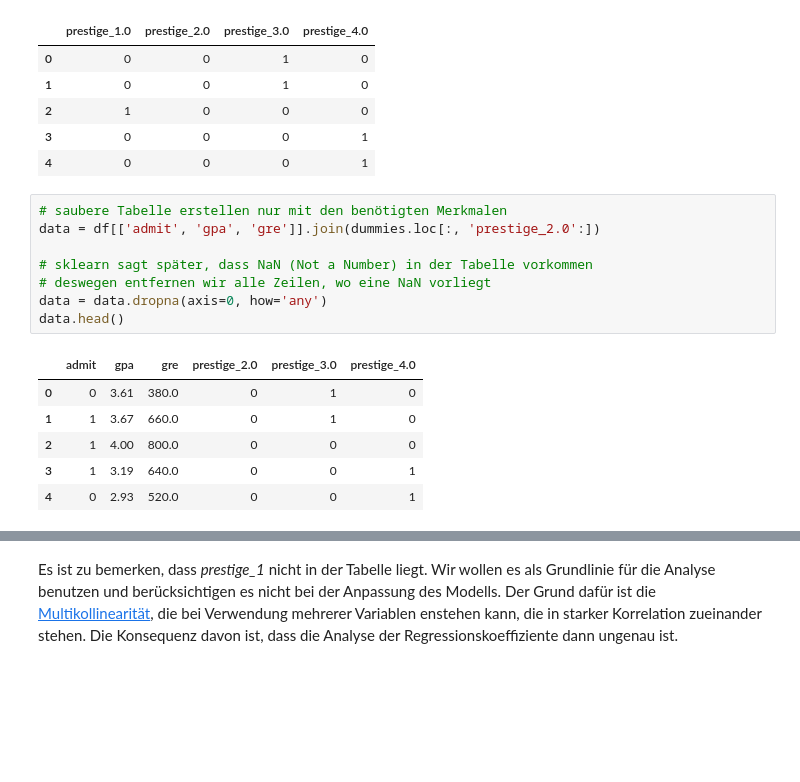
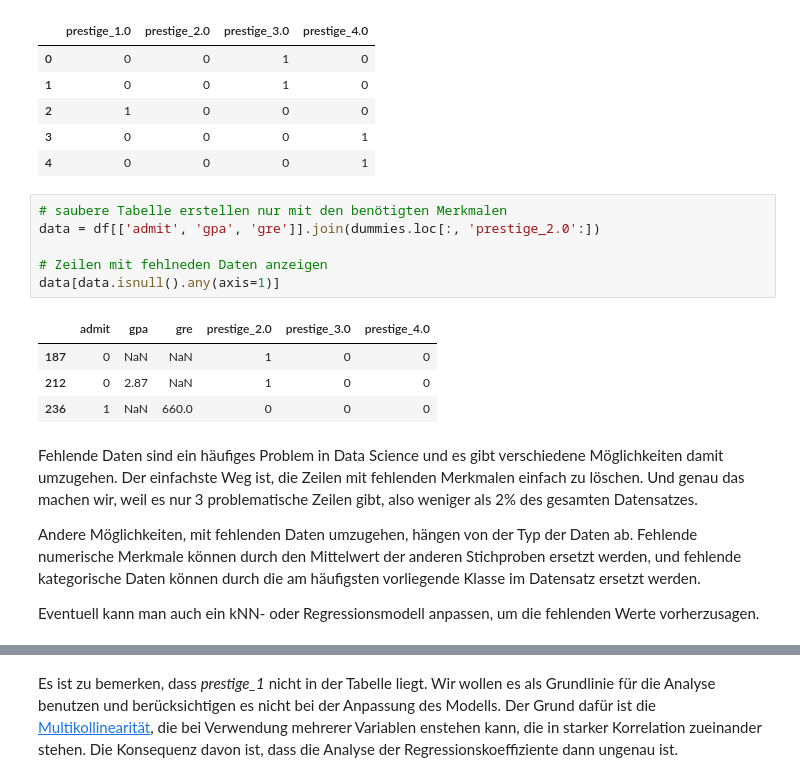
Before and after one commit to emomicrowave/machine-learning-tutorials, a Jupyter notebook: 04-logistic_regression/tutorial.ipynb, the cells around one changed output, grey strips where cells are left out. Drawn from its saved outputs; the diff is of its cells as text; blank space fills up the shorter version.

```diff
--- a/04-logistic_regression/tutorial.ipynb
+++ b/04-logistic_regression/tutorial.ipynb
@@ -161,15 +170,17 @@ dummies.head()
 # %%
 # saubere Tabelle erstellen nur mit den benötigten Merkmalen
 data = df[['admit', 'gpa', 'gre']].join(dummies.loc[:, 'prestige_2.0':])
 
-# sklearn sagt später, dass NaN (Not a Number) in der Tabelle vorkommen
-# deswegen entfernen wir alle Zeilen, wo eine NaN vorliegt
-data = data.dropna(axis=0, how='any')
-data.head()
+# Zeilen mit fehlneden Daten anzeigen
+data[data.isnull().any(axis=1)]
 # %% [output]
 |  | admit | gpa | gre | prestige_2.0 | prestige_3.0 | prestige_4.0 |
-| 0 | 0 | 3.61 | 380.0 | 0 | 1 | 0 |
-| 1 | 1 | 3.67 | 660.0 | 0 | 1 | 0 |
-| 2 | 1 | 4.00 | 800.0 | 0 | 0 | 0 |
-| 3 | 1 | 3.19 | 640.0 | 0 | 0 | 1 |
-| 4 | 0 | 2.93 | 520.0 | 0 | 0 | 1 |
+| 187 | 0 | NaN | NaN | 1 | 0 | 0 |
+| 212 | 0 | 2.87 | NaN | 1 | 0 | 0 |
+| 236 | 1 | NaN | 660.0 | 0 | 0 | 0 |
+# %% [markdown]
+Fehlende Daten sind ein häufiges Problem in Data Science und es gibt verschiedene Möglichkeiten damit umzugehen. Der einfachste Weg ist, die Zeilen mit fehlenden Merkmalen einfach zu löschen. Und genau das machen wir, weil es nur 3 problematische Zeilen gibt, also weniger als 2% des gesamten Datensatzes.
+
+Andere Möglichkeiten, mit fehlenden Daten umzugehen, hängen von der Typ der Daten ab. Fehlende numerische Merkmale können durch den Mittelwert der anderen Stichproben ersetzt werden, und fehlende kategorische Daten können durch die am häufigsten vorliegende Klasse im Datensatz ersetzt werden.
+
+Eventuell kann man auch ein kNN- oder Regressionsmodell anpassen, um die fehlenden Werte vorherzusagen.
```
Also changed, not shown: parts of 8 cells of this notebook.
